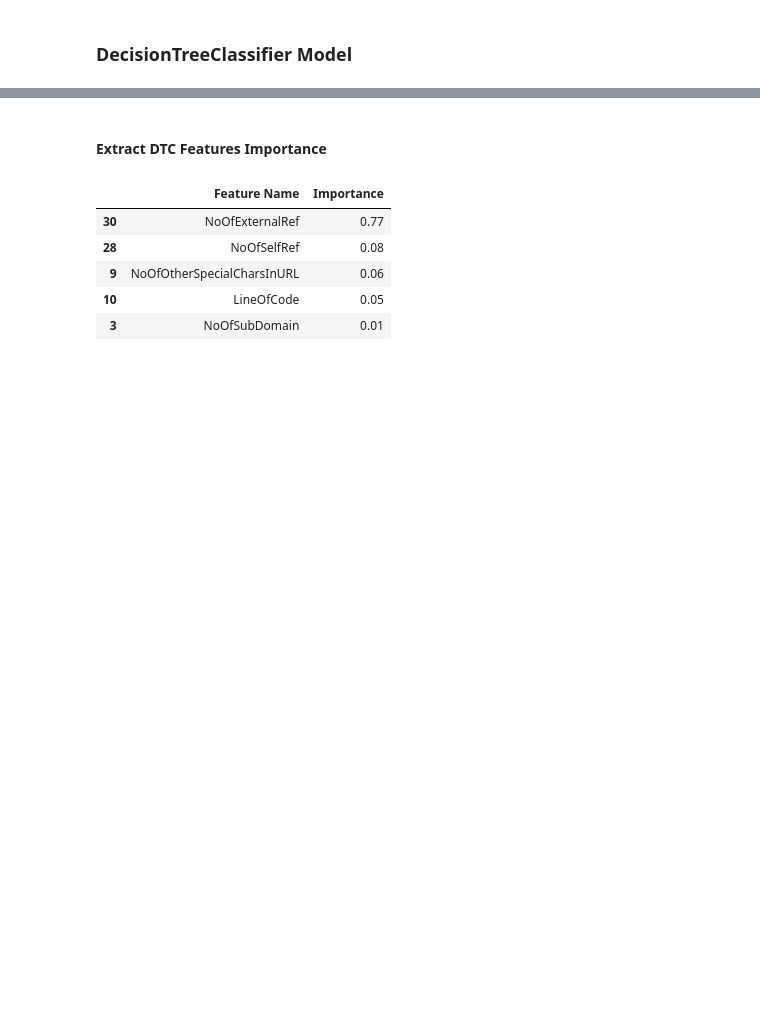
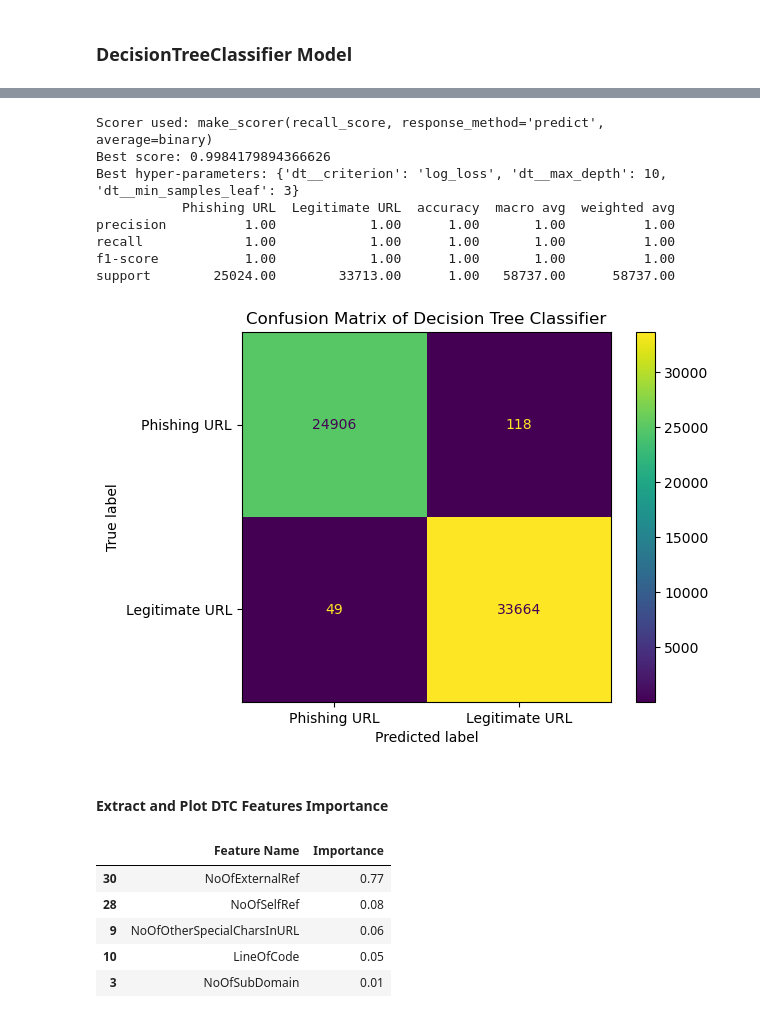
Before and after one commit to outdegree/BH-PCMLAI-Capstone-Project, a Jupyter notebook: capstone.ipynb, the cells around one changed output, grey strips where cells are left out. Cells and saved outputs as stored; diff of their text form; code cells hidden in the pictures; blank space fills up the shorter version.

```diff
--- a/capstone.ipynb
+++ b/capstone.ipynb
@@ -791,5 +766,17 @@ GridSearchCV(estimator=Pipeline(steps=[('dt', DecisionTreeClassifier())]),
+# %%
+show_report_and_confusion_matrix(cv_search, 'Decision Tree Classifier')
+# %% [output]
+Scorer used: make_scorer(recall_score, response_method='predict', average=binary)
+Best score: 0.9984179894366626
+Best hyper-parameters: {'dt__criterion': 'log_loss', 'dt__max_depth': 10, 'dt__min_samples_leaf': 3}
+           Phishing URL  Legitimate URL  accuracy  macro avg  weighted avg
+precision          1.00            1.00      1.00       1.00          1.00
+recall             1.00            1.00      1.00       1.00          1.00
+f1-score           1.00            1.00      1.00       1.00          1.00
+support        25024.00        33713.00      1.00   58737.00      58737.00
+[figure, added]
 # %% [markdown]
-#### Extract DTC Features Importance
+#### Extract and Plot DTC Features Importance
 # %%
 dtc_feature_names = cv_search.best_estimator_['dt'].feature_names_in_
 dtc_feature_importances = cv_search.best_estimator_['dt'].feature_importances_
```
Also changed, not shown: parts of 44 cells of this notebook.
